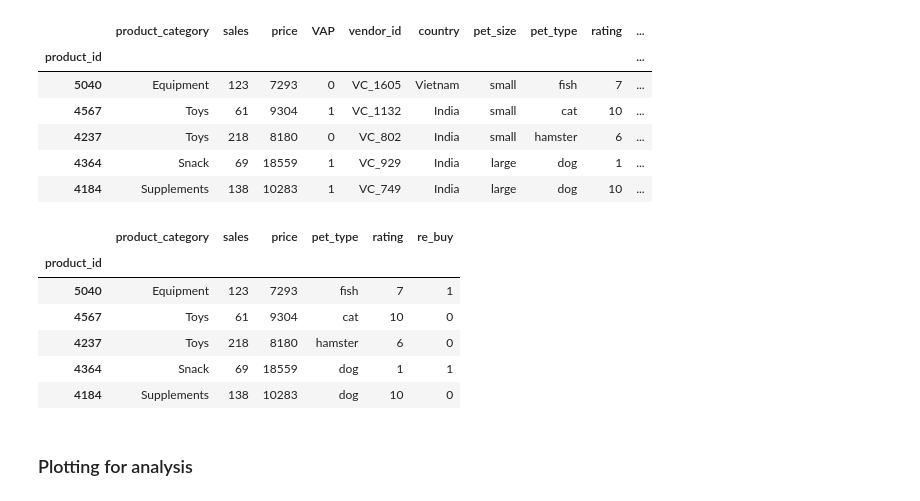
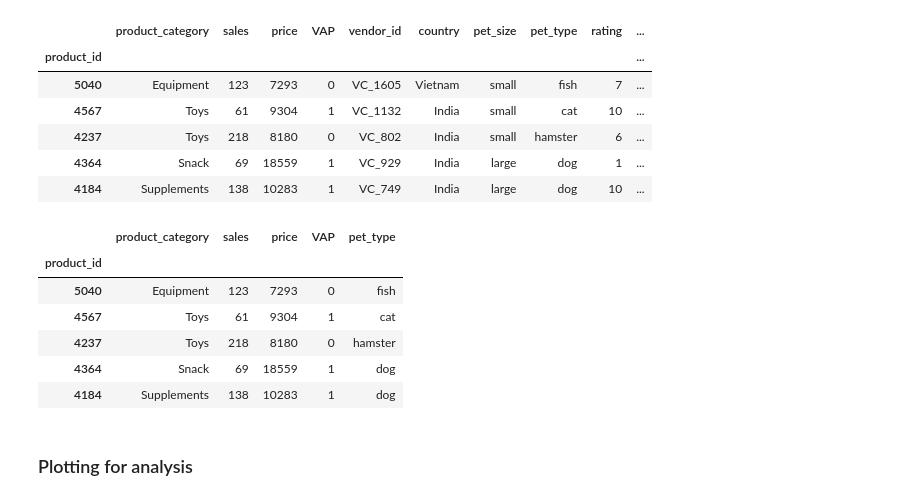
Before and after one commit to Likelion-MainHackaton-2team/Recommendation_model, a Jupyter notebook: autoML.ipynb, the cells around one changed output. Saved outputs shown, nothing was run; the diff lists cells and outputs as text; code cells hidden in the pictures.

```diff
--- a/autoML.ipynb
+++ b/autoML.ipynb
@@ -34,19 +37,20 @@ datasheet.head()
 # %%
 datasheet = datasheet.drop([
     'vendor_id',
-    'VAP',
+    'rating',
     'country',
-    'pet_size'
+    'pet_size',
+    're_buy'
 ], axis=1)
 datasheet.head()
 # %% [output]
-|  | product_category | sales | price | pet_type | rating | re_buy |
-| product_id |  |  |  |  |  |  |
-| 5040 | Equipment | 123 | 7293 | fish | 7 | 1 |
-| 4567 | Toys | 61 | 9304 | cat | 10 | 0 |
-| 4237 | Toys | 218 | 8180 | hamster | 6 | 0 |
-| 4364 | Snack | 69 | 18559 | dog | 1 | 1 |
-| 4184 | Supplements | 138 | 10283 | dog | 10 | 0 |
+|  | product_category | sales | price | VAP | pet_type |
+| product_id |  |  |  |  |  |
+| 5040 | Equipment | 123 | 7293 | 0 | fish |
+| 4567 | Toys | 61 | 9304 | 1 | cat |
+| 4237 | Toys | 218 | 8180 | 0 | hamster |
+| 4364 | Snack | 69 | 18559 | 1 | dog |
+| 4184 | Supplements | 138 | 10283 | 1 | dog |
 # %% [markdown]
 ### Plotting for analysis
 # %%
```
Also changed, not shown: parts of 23 cells of this notebook, 2 other files.
